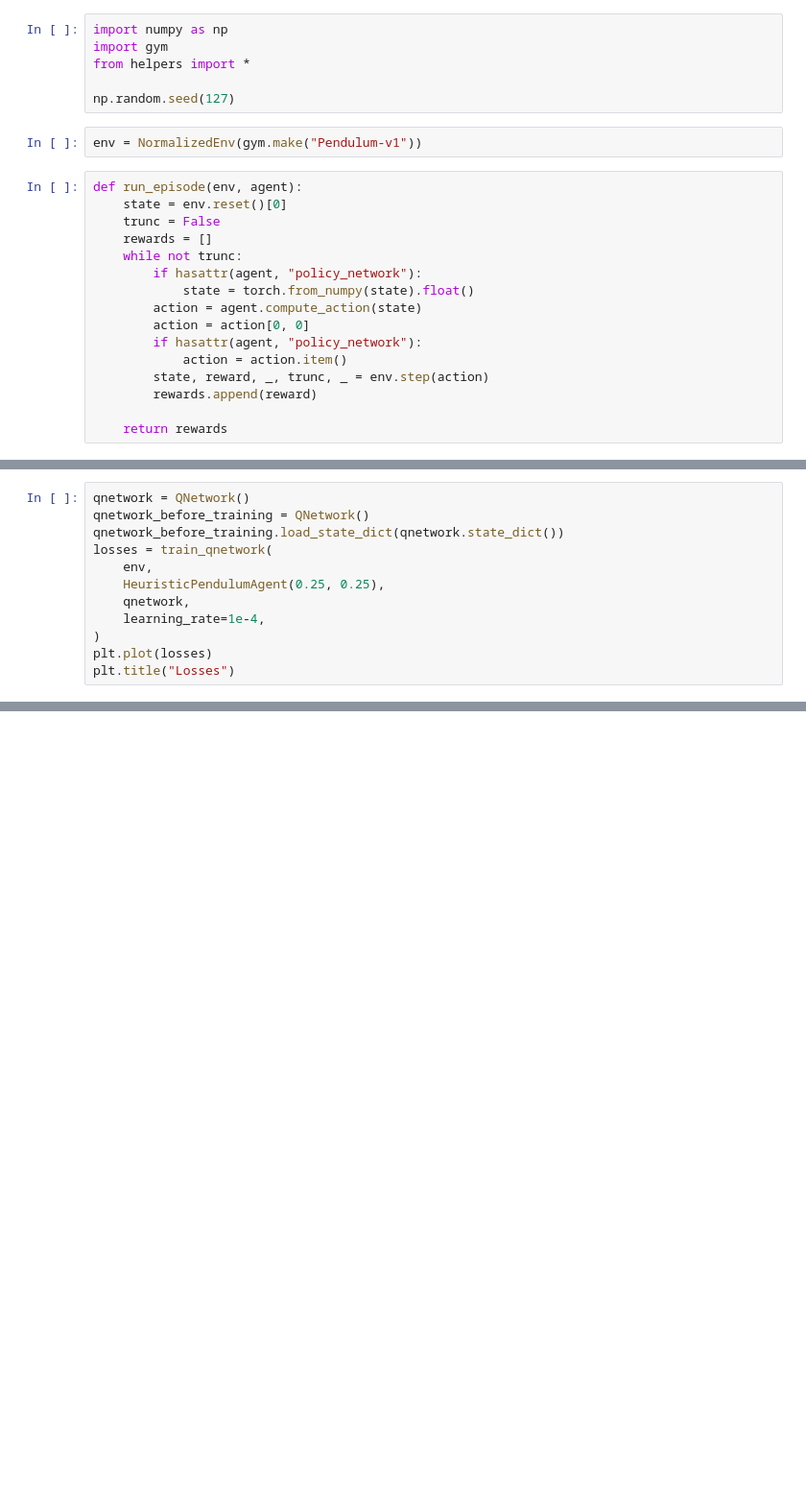
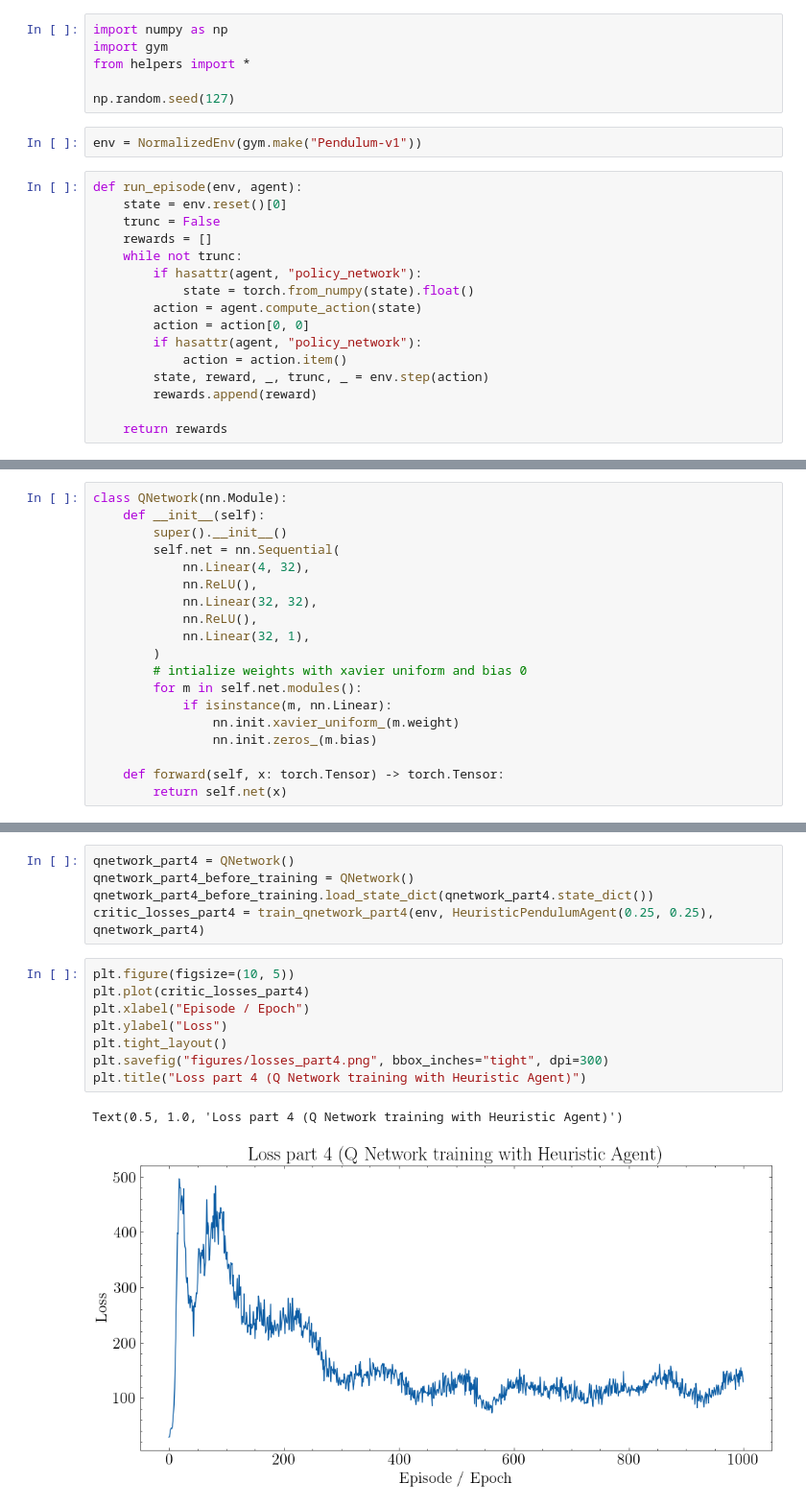
Before and after one commit to tudoroancea/cs_456_project, a Jupyter notebook: project.ipynb, the cells around one changed output, grey strips where cells are left out. Shown at 96% size. Saved outputs shown, nothing was run; the diff lists cells and outputs as text; blank space fills up the shorter version.

Commit message:
added most figures and cleaned up

```diff
--- a/project.ipynb
+++ b/project.ipynb
@@ -203,12 +57,0 @@ class EpsilonPolicyWrapper:
-# %%
-qnetwork = QNetwork()
-qnetwork_before_training = QNetwork()
-qnetwork_before_training.load_state_dict(qnetwork.state_dict())
-losses = train_qnetwork(
-    env,
-    HeuristicPendulumAgent(0.25, 0.25),
-    qnetwork,
-    learning_rate=1e-4,
-)
-plt.plot(losses)
-plt.title("Losses")
@@ -813,0 +113,19 @@ Mean reward over 100 episodes with policy network after training:  -152.72537149
+# %%
+class QNetwork(nn.Module):
+    def __init__(self):
+        super().__init__()
+        self.net = nn.Sequential(
+            nn.Linear(4, 32),
+            nn.ReLU(),
+            nn.Linear(32, 32),
+            nn.ReLU(),
+            nn.Linear(32, 1),
+        )
+        # intialize weights with xavier uniform and bias 0
+        for m in self.net.modules():
+            if isinstance(m, nn.Linear):
+                nn.init.xavier_uniform_(m.weight)
+                nn.init.zeros_(m.bias)
+
+    def forward(self, x: torch.Tensor) -> torch.Tensor:
+        return self.net(x)
@@ -813,0 +208,16 @@ Mean reward over 100 episodes with policy network after training:  -152.72537149
+# %%
+qnetwork_part4 = QNetwork()
+qnetwork_part4_before_training = QNetwork()
+qnetwork_part4_before_training.load_state_dict(qnetwork_part4.state_dict())
+critic_losses_part4 = train_qnetwork_part4(env, HeuristicPendulumAgent(0.25, 0.25), qnetwork_part4)
+# %%
+plt.figure(figsize=(10, 5))
+plt.plot(critic_losses_part4)
+plt.xlabel("Episode / Epoch")
+plt.ylabel("Loss")
+plt.tight_layout()
+plt.savefig("figures/losses_part4.png", bbox_inches="tight", dpi=300)
+plt.title("Loss part 4 (Q Network training with Heuristic Agent)")
+# %% [output]
+Text(0.5, 1.0, 'Loss part 4 (Q Network training with Heuristic Agent)')
+[figure, added]
```
Also changed, not shown: parts of 60 cells of this notebook, 3 other files.
